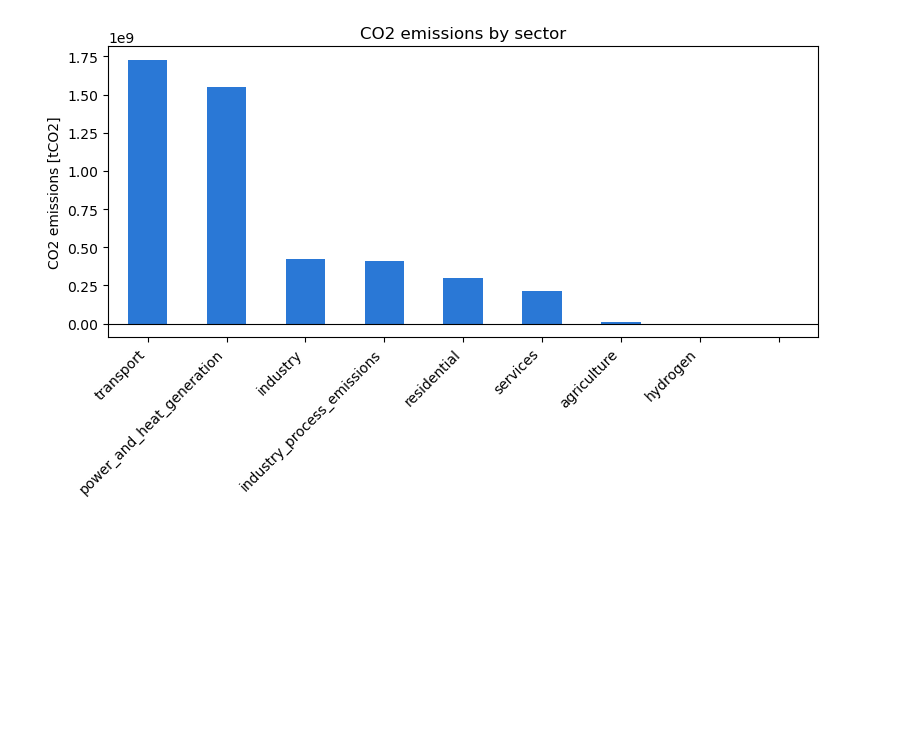
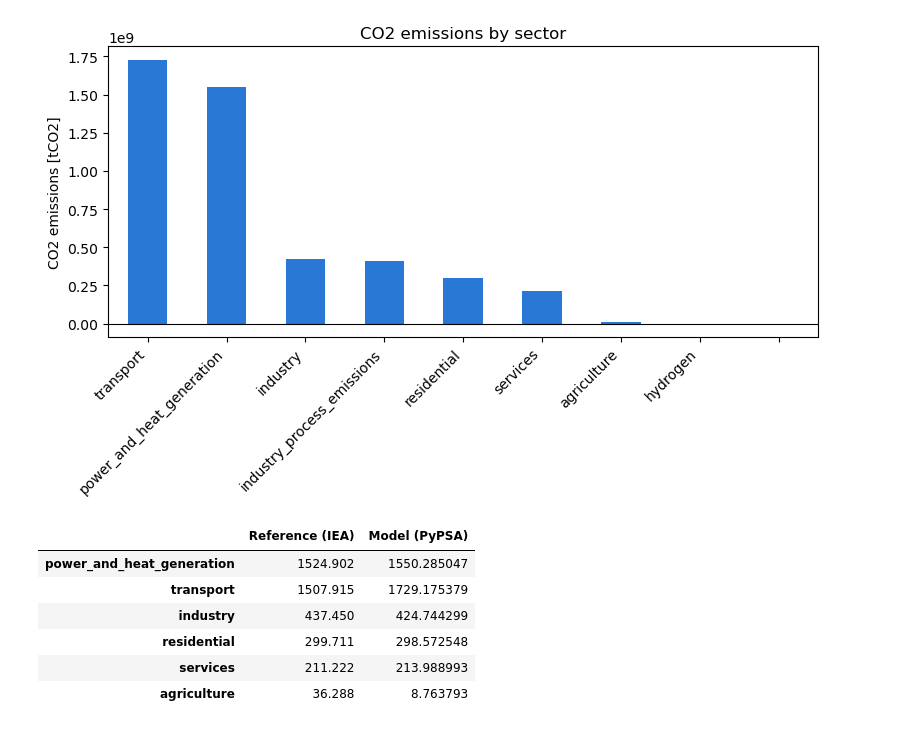
Before and after one commit to apigott/pypsa-northamerica, a Jupyter notebook: results/analysis.ipynb, the cells around one changed output. Drawn from its saved outputs; the diff is of its cells as text; code cells hidden in the pictures; blank space fills up the shorter version.

```diff
--- a/results/analysis.ipynb
+++ b/results/analysis.ipynb
@@ -58,3 +70,22 @@ plt.tight_layout()
 plt.show()
 # %% [output]
 [figure]
+# %%
+# align reference (IEA) and model sectors on a common scale [MtCO2]
+ref = df["Value"].rename(index=reference_map).reindex(reference_map.values())
+ref.name = "Reference (IEA)"
+
+# drops the other values
+model = (co2_by_sector / 1e6).reindex(reference_map.values())
+model.name = "Model (PyPSA)"
+
+comparison = pd.concat([ref, model], axis=1)
+comparison
+# %% [output]
+|  | Reference (IEA) | Model (PyPSA) |
+| power_and_heat_generation | 1524.902 | 1550.285047 |
+| transport | 1507.915 | 1729.175379 |
+| industry | 437.450 | 424.744299 |
+| residential | 299.711 | 298.572548 |
+| services | 211.222 | 213.988993 |
+| agriculture | 36.288 | 8.763793 |
```
Also changed, not shown: parts of 9 cells of this notebook.
